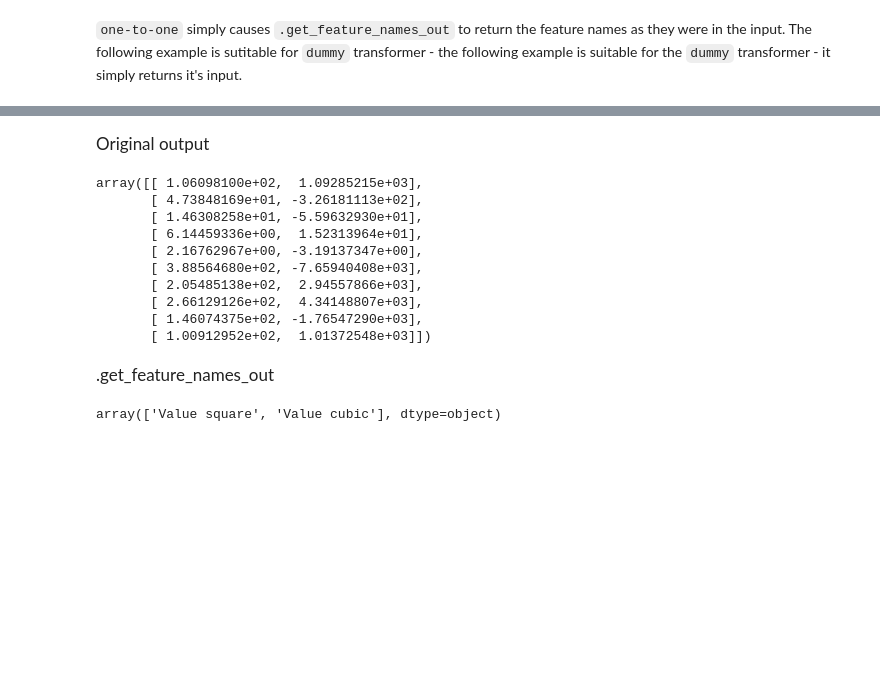
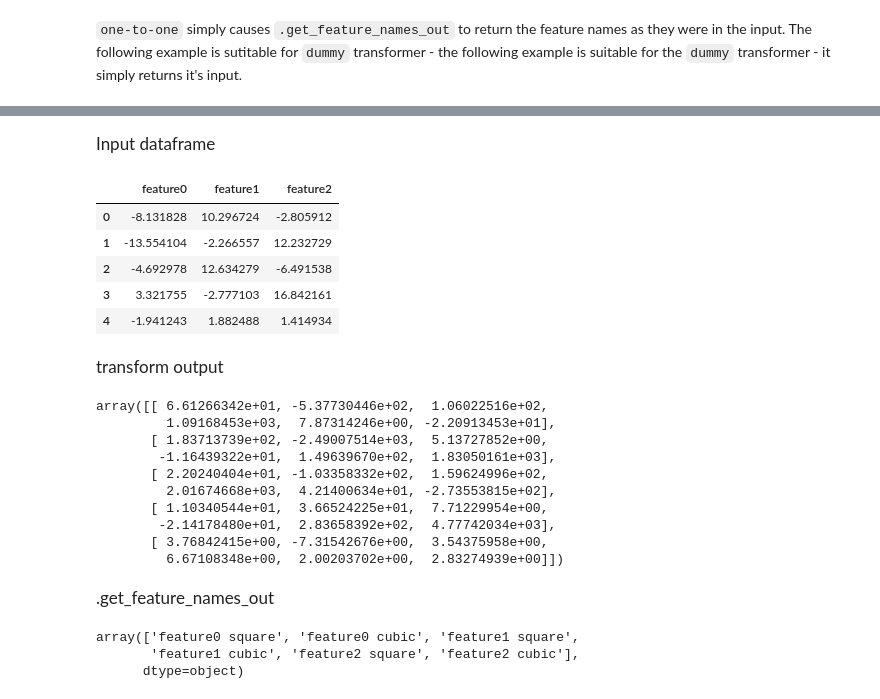
Before and after one commit to fedorkobak/knowledge, a Jupyter notebook: python/sklearn/features_names_out.ipynb, the cells around one changed output, grey strips where cells are left out. Saved outputs shown, nothing was run; the diff lists cells and outputs as text; code cells hidden in the pictures; blank space fills up the shorter version.

```diff
--- a/python/sklearn/features_names_out.ipynb
+++ b/python/sklearn/features_names_out.ipynb
@@ -127,43 +152,55 @@ array(['feature0', 'feature1', 'feature2'], dtype=object)
 # %%
 my_transformer = FunctionTransformer(
+    # iterates over all input features
+    # and returns square and cube of them
     lambda X : np.concatenate(
         [
-            np.array(X**2),
-            np.array(X**3)
+            np.array(X[[col]]**power)
+            for col in X
+            for power in range(2,4)
         ],
         axis = 1
     ),
+    # iterates over input features anmes
+    # and for each creates pair of square
+    # and cube name
     feature_names_out = (
         lambda transformer, input_features: [
-            f"{input_features[0]} square",
-            f"{input_features[0]} cubic"
+            f"{feature} {power_str}"
+            for feature in input_features
+            for power_str in ["square", "cubic"]
         ]
     )
 )
+
+display(HTML(header_template.format("Input dataframe")))
+display(input_frame)
+
+display(HTML(header_template.format("transform output")))
+display(my_transformer.fit_transform(input_frame))
+
+display(HTML(header_template.format(".get_feature_names_out")))
+display(my_transformer.get_feature_names_out())
+# %% [output]
+Input dataframe
+|  | feature0 | feature1 | feature2 |
+| 0 | -8.131828 | 10.296724 | -2.805912 |
+| 1 | -13.554104 | -2.266557 | 12.232729 |
+| 2 | -4.692978 | 12.634279 | -6.491538 |
+| 3 | 3.321755 | -2.777103 | 16.842161 |
+| 4 | -1.941243 | 1.882488 | 1.414934 |
+transform output
+array([[ 6.61266342e+01, -5.37730446e+02,  1.06022516e+02,
+         1.09168453e+03,  7.87314246e+00, -2.20913453e+01],
+       [ 1.83713739e+02, -2.49007514e+03,  5.13727852e+00,
+        -1.16439322e+01,  1.49639670e+02,  1.83050161e+03],
+       [ 2.20240404e+01, -1.03358332e+02,  1.59624996e+02,
+         2.01674668e+03,  4.21400634e+01, -2.73553815e+02],
+       [ 1.10340544e+01,  3.66524225e+01,  7.71229954e+00,
+        -2.14178480e+01,  2.83658392e+02,  4.77742034e+03],
+       [ 3.76842415e+00, -7.31542676e+00,  3.54375958e+00,
+         6.67108348e+00,  2.00203702e+00,  2.83274939e+00]])
+.get_feature_names_out
+array(['feature0 square', 'feature0 cubic', 'feature1 square',
+       'feature1 cubic', 'feature2 square', 'feature2 cubic'],
+      dtype=object)
-# %%
-X = pd.Series(
-    np.random.normal(0, 10, 10),
-    name="Value"
-).to_frame()
-
-display
-
-display(HTML(header_template.format("Original output")))
-display(my_transformer.fit_transform(X))
-
-display(HTML(header_template.format(".get_feature_names_out")))
-display(my_transformer.get_feature_names_out())
-# %% [output]
-Original output
-array([[ 1.06098100e+02,  1.09285215e+03],
-       [ 4.73848169e+01, -3.26181113e+02],
-       [ 1.46308258e+01, -5.59632930e+01],
-       [ 6.14459336e+00,  1.52313964e+01],
-       [ 2.16762967e+00, -3.19137347e+00],
-       [ 3.88564680e+02, -7.65940408e+03],
-       [ 2.05485138e+02,  2.94557866e+03],
-       [ 2.66129126e+02,  4.34148807e+03],
-       [ 1.46074375e+02, -1.76547290e+03],
-       [ 1.00912952e+02,  1.01372548e+03]])
-.get_feature_names_out
-array(['Value square', 'Value cubic'], dtype=object)
```
Also changed, not shown: parts of 9 cells of this notebook, 1 other file.
